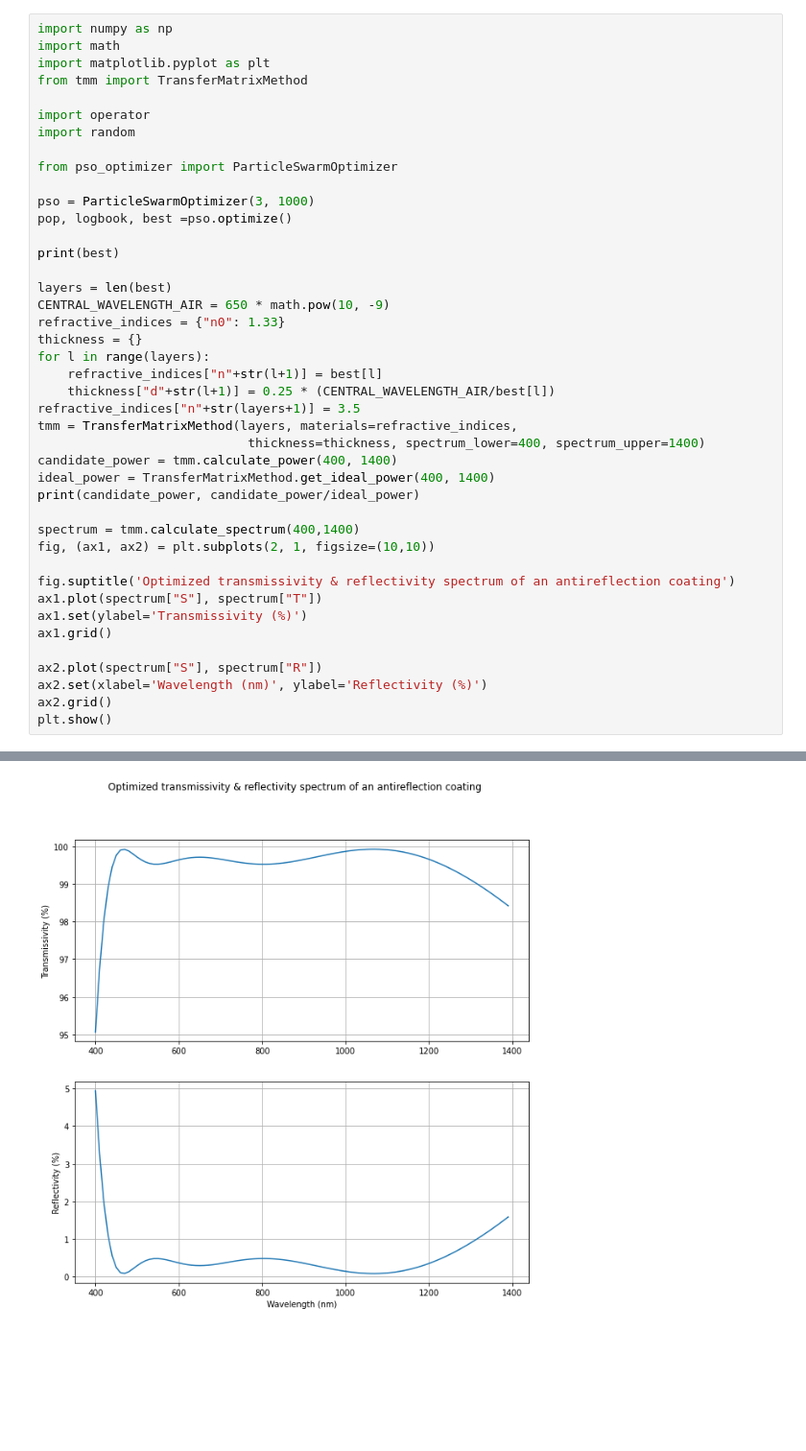
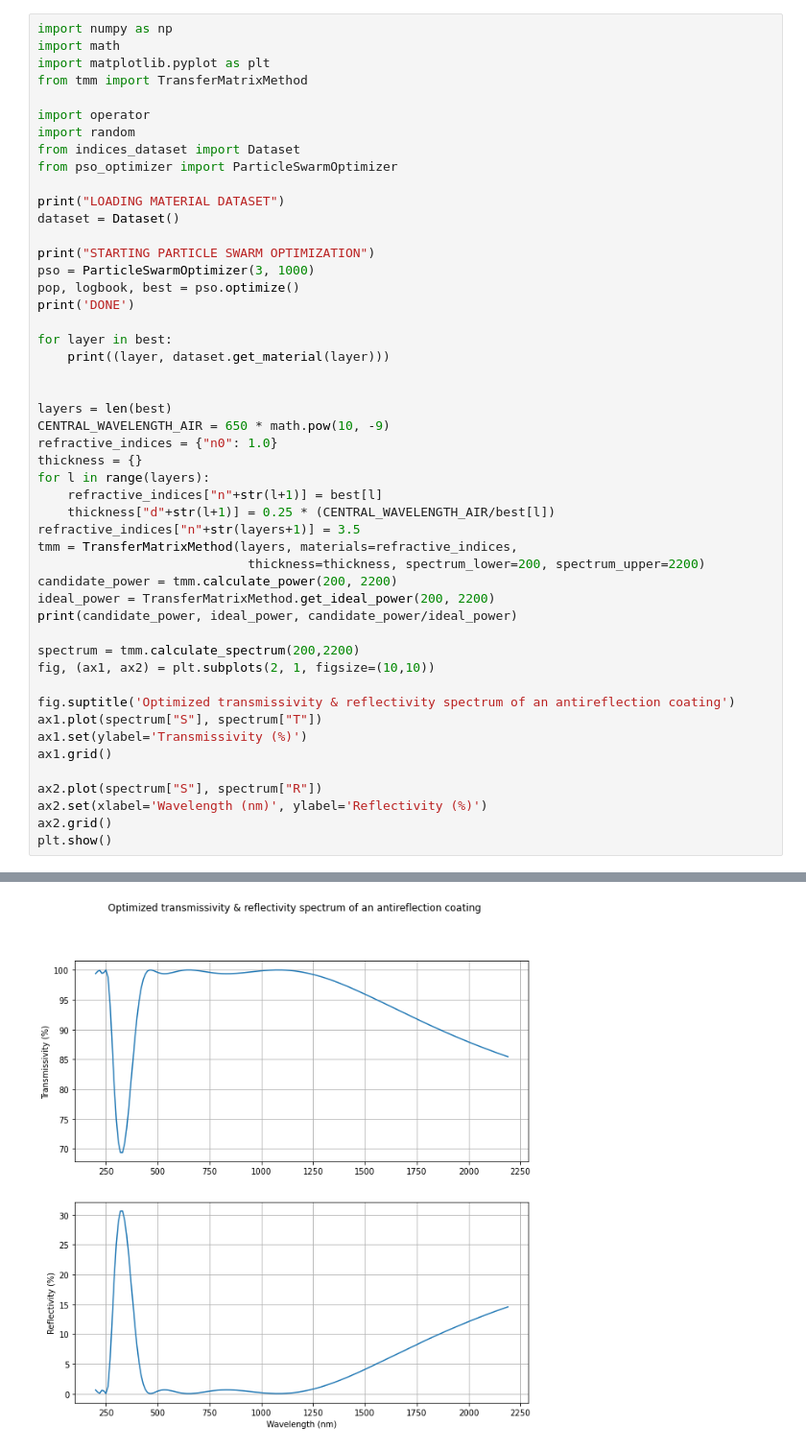
Before and after one commit to klorb014/AntireflectiveCoatingOptimizationProject, a Jupyter notebook: optimization.ipynb, the cells around one changed output, grey strips where cells are left out. Shown: that part at 96% size. Saved outputs shown, nothing was run; the diff lists cells and outputs as text; blank space fills up the shorter version.

```diff
--- a/optimization.ipynb
+++ b/optimization.ipynb
@@ -6,29 +6,36 @@ from tmm import TransferMatrixMethod
 
 import operator
 import random
-
+from indices_dataset import Dataset
 from pso_optimizer import ParticleSwarmOptimizer
 
+print("LOADING MATERIAL DATASET")
+dataset = Dataset()
+
+print("STARTING PARTICLE SWARM OPTIMIZATION")
 pso = ParticleSwarmOptimizer(3, 1000)
-pop, logbook, best =pso.optimize()
+pop, logbook, best = pso.optimize()
+print('DONE')
 
-print(best)
+for layer in best:
+    print((layer, dataset.get_material(layer)))
+
 
 layers = len(best)
 CENTRAL_WAVELENGTH_AIR = 650 * math.pow(10, -9)
-refractive_indices = {"n0": 1.33}
+refractive_indices = {"n0": 1.0}
 thickness = {}
 for l in range(layers):
     refractive_indices["n"+str(l+1)] = best[l]
     thickness["d"+str(l+1)] = 0.25 * (CENTRAL_WAVELENGTH_AIR/best[l])
 refractive_indices["n"+str(layers+1)] = 3.5
 tmm = TransferMatrixMethod(layers, materials=refractive_indices,
-                            thickness=thickness, spectrum_lower=400, spectrum_upper=1400)
-candidate_power = tmm.calculate_power(400, 1400)
-ideal_power = TransferMatrixMethod.get_ideal_power(400, 1400)
-print(candidate_power, candidate_power/ideal_power)
+                            thickness=thickness, spectrum_lower=200, spectrum_upper=2200)
+candidate_power = tmm.calculate_power(200, 2200)
+ideal_power = TransferMatrixMethod.get_ideal_power(200, 2200)
+print(candidate_power, ideal_power, candidate_power/ideal_power)
 
-spectrum = tmm.calculate_spectrum(400,1400)
+spectrum = tmm.calculate_spectrum(200,2200)
 fig, (ax1, ax2) = plt.subplots(2, 1, figsize=(10,10))
 
 fig.suptitle('Optimized transmissivity & reflectivity spectrum of an antireflection coating')
@@ -46 +58 @@ plt.show()
-[figure, old version]
+[figure, new version]
```
Also changed, not shown: parts of 9 cells of this notebook, 4 other files.
